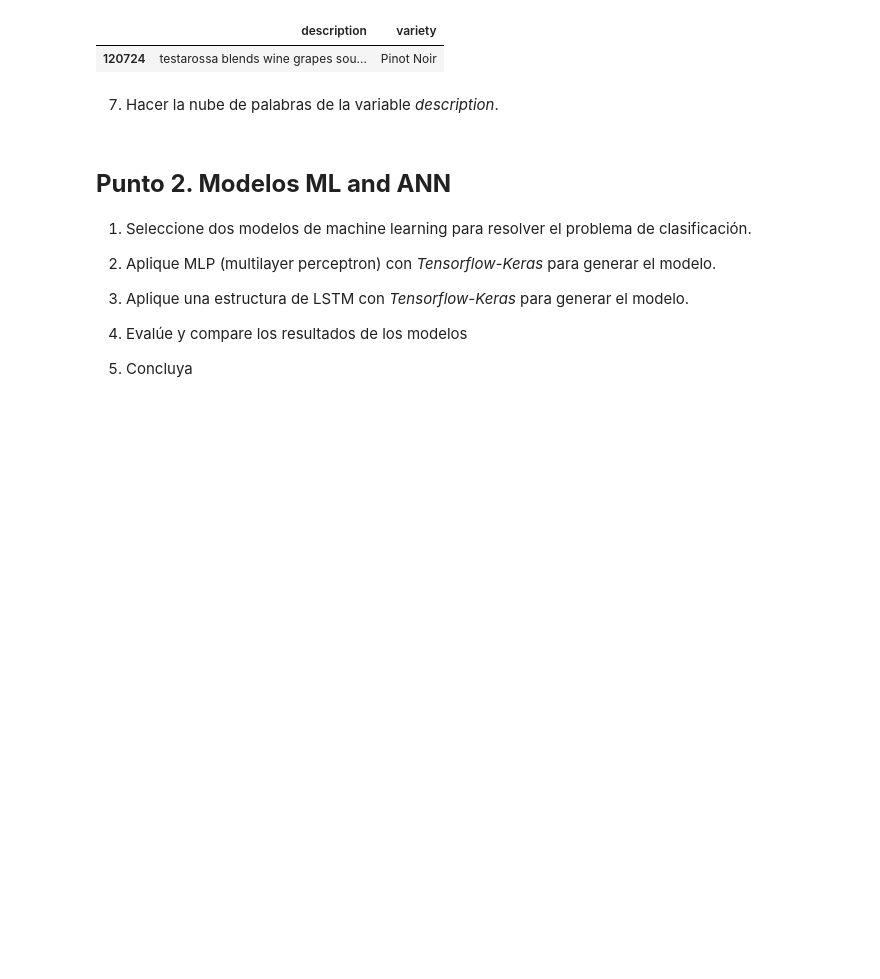
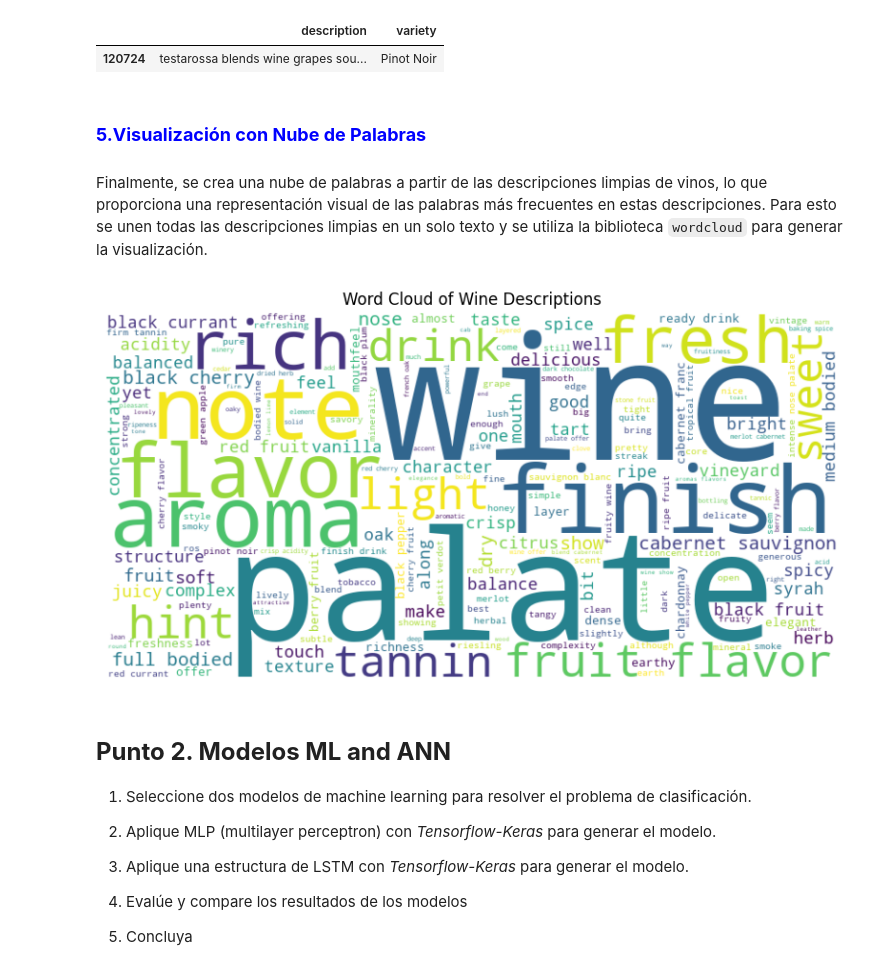
Before and after one commit to Lau-Gonz/NLP-final-project, a Jupyter notebook: CasoFinal_PLN.ipynb, the cells around one changed output. Cells and saved outputs as stored; diff of their text form; code cells hidden in the pictures; blank space fills up the shorter version.

Commit message:
feat(visualization): implement word cloud visualization for data

```diff
--- a/CasoFinal_PLN.ipynb
+++ b/CasoFinal_PLN.ipynb
@@ -196,9 +197,20 @@ data.head(1)
 # %% [output]
 |  | description | variety |
 | 120724 | testarossa blends wine grapes sou... | Pinot Noir |
-# %% [markdown]
-
-7. Hacer la nube de palabras de la variable *description*.
+# %% [markdown]
+## <FONT SIZE=4 COLOR="blue"> **5.Visualización con Nube de Palabras**
+# %% [markdown]
+Finalmente, se crea una nube de palabras a partir de las descripciones limpias de vinos, lo que proporciona una representación visual de las palabras más frecuentes en estas descripciones. Para esto se unen todas las descripciones limpias en un solo texto y se utiliza la biblioteca `wordcloud` para generar la visualización.
+# %%
+text = ' '.join(data['description'])
+wordcloud = WordCloud(width=800, height=400, background_color='white').generate(text)
+plt.figure(figsize=(10, 5))
+plt.imshow(wordcloud, interpolation='bilinear')
+plt.axis('off')
+plt.title('Word Cloud of Wine Descriptions')
+plt.show()
+# %% [output]
+[figure, added]
 # %% [markdown]
 # <FONT SIZE=5 COLOR="bronw"> **Punto 2. Modelos ML and ANN** </FONT>
 
```
Also changed, not shown: parts of 1 cell of this notebook.
